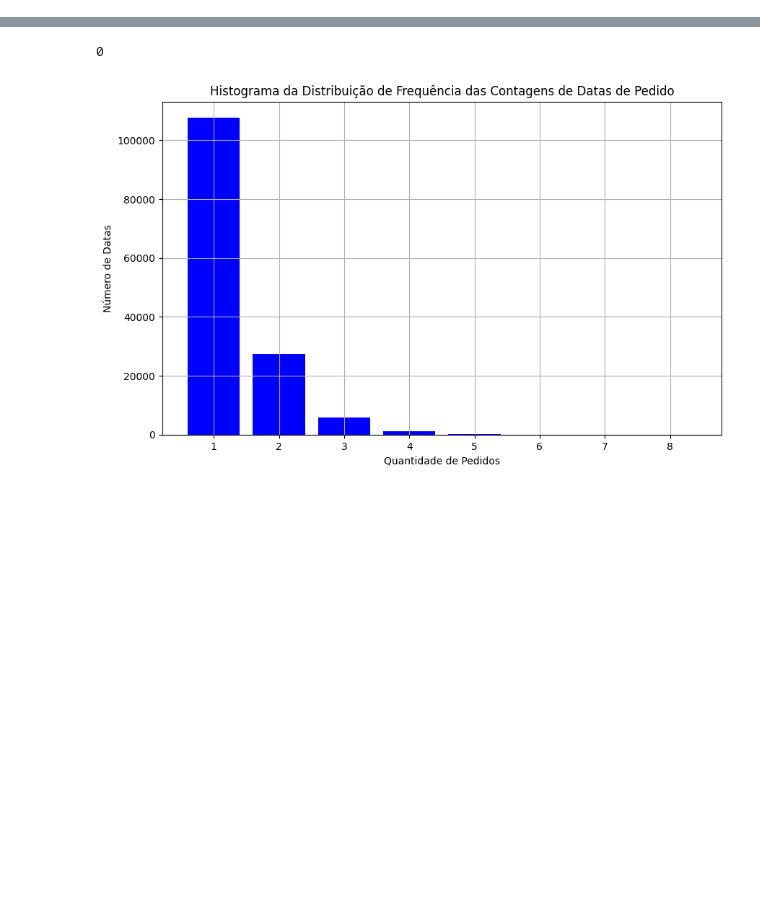
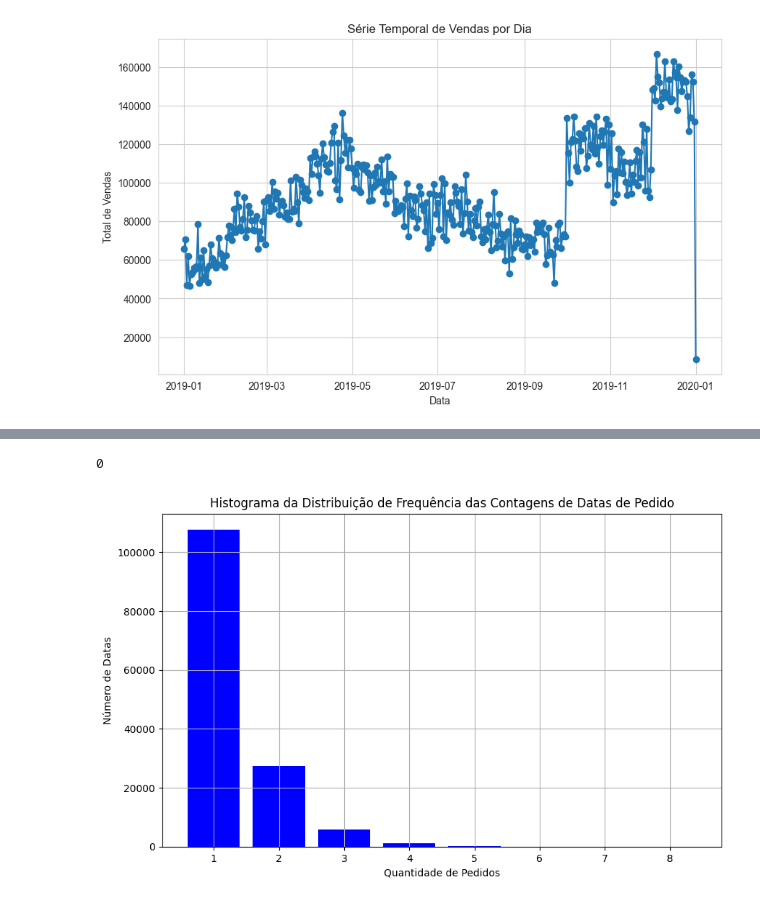
Before and after one commit to guilhermem0101/ml-book-exemplos, a Jupyter notebook: previsao_vendas.ipynb, the cells around one changed output, grey strips where cells are left out. Drawn from its saved outputs; the diff is of its cells as text; code cells hidden in the pictures; blank space fills up the shorter version.

Commit message:
series

```diff
--- a/previsao_vendas.ipynb
+++ b/previsao_vendas.ipynb
@@ -10,7 +10,7 @@ from faker import Faker
 from mysql.connector import Error
 from mysql.connector.pooling import MySQLConnectionPool
 # %%
-# df = pd.read_csv(".\data\Sales_January_2019.csv")
-# df.head(10)
+df = pd.read_csv("dados_combinados.csv")
+df.head(10)
 # %% [output]
 |  | Order ID | Product | Quantity Ordered | Price Each | Order Date | Purchase Address |
@@ -26,0 +29,21 @@ from mysql.connector.pooling import MySQLConnectionPool
+# %%
+df = df[df['Quantity Ordered'] != 'Quantity Ordered']
+df = df[df['Price Each'] != 'Price Each']
+
+df['Quantity Ordered'] = pd.to_numeric(df['Quantity Ordered'])
+df['Price Each'] = pd.to_numeric(df['Price Each'])
+df['Order Date'] = pd.to_datetime(df['Order Date'])
+# %%
+df['Order Date'] = pd.to_datetime(df['Order Date'])
+serie_temporal = df.groupby(df['Order Date'].dt.date)['Sales'].sum()
+# %%
+# Plotar o gráfico da série temporal
+plt.figure(figsize=(10, 6))
+serie_temporal.plot(kind='line', marker='o')
+plt.title('Série Temporal de Vendas por Dia')
+plt.xlabel('Data')
+plt.ylabel('Total de Vendas')
+plt.grid(True)
+plt.show()
+# %% [output]
+[figure, added]
```
Also changed, not shown: parts of 27 cells of this notebook.
